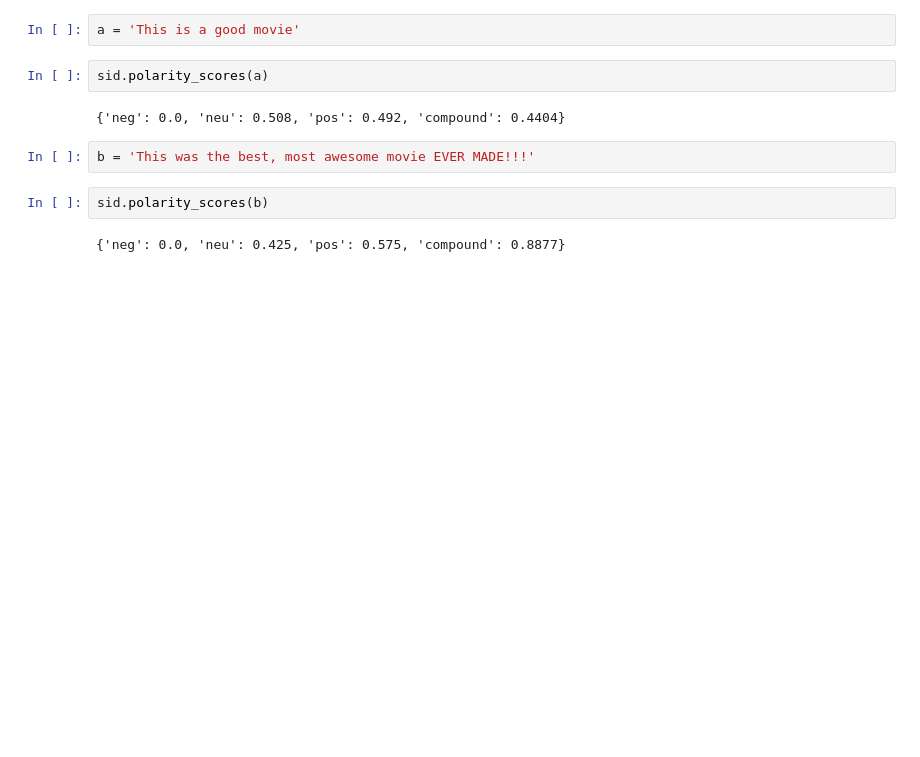
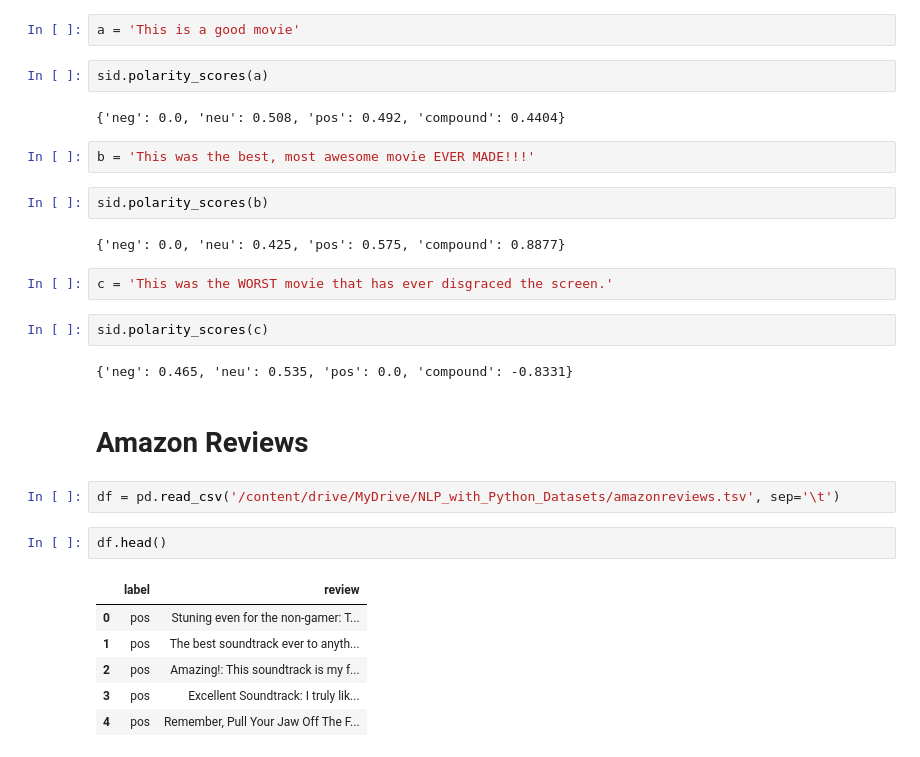
Before and after one commit to thiago2608santana/Natural_Language_Processing_with_Python, a Jupyter notebook: Sentiment_Analysis_NLTK.ipynb, the cells around one changed output. Saved outputs shown, nothing was run; the diff lists cells and outputs as text; blank space fills up the shorter version.

```diff
--- a/Sentiment_Analysis_NLTK.ipynb
+++ b/Sentiment_Analysis_NLTK.ipynb
@@ -23,3 +25,22 @@ b = 'This was the best, most awesome movie EVER MADE!!!'
 sid.polarity_scores(b)
 # %% [output]
 {'neg': 0.0, 'neu': 0.425, 'pos': 0.575, 'compound': 0.8877}
+# %%
+c = 'This was the WORST movie that has ever disgraced the screen.'
+# %%
+sid.polarity_scores(c)
+# %% [output]
+{'neg': 0.465, 'neu': 0.535, 'pos': 0.0, 'compound': -0.8331}
+# %% [markdown]
+# Amazon Reviews
+# %%
+df = pd.read_csv('/content/drive/MyDrive/NLP_with_Python_Datasets/amazonreviews.tsv', sep='\t')
+# %%
+df.head()
+# %% [output]
+|  | label | review |
+| 0 | pos | Stuning even for the non-gamer: T... |
+| 1 | pos | The best soundtrack ever to anyth... |
+| 2 | pos | Amazing!: This soundtrack is my f... |
+| 3 | pos | Excellent Soundtrack: I truly lik... |
+| 4 | pos | Remember, Pull Your Jaw Off The F... |
```
Also changed, not shown: parts of 18 cells of this notebook.
